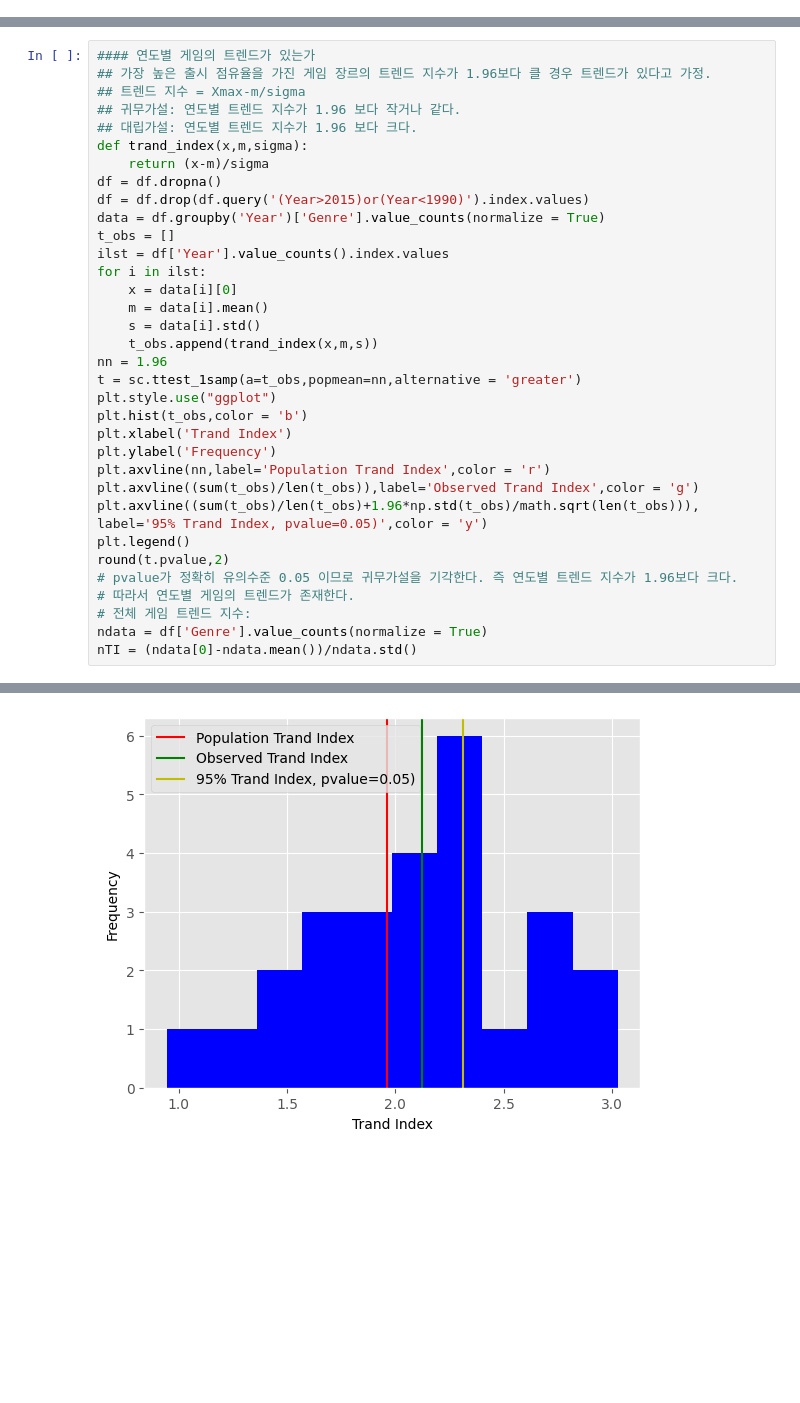
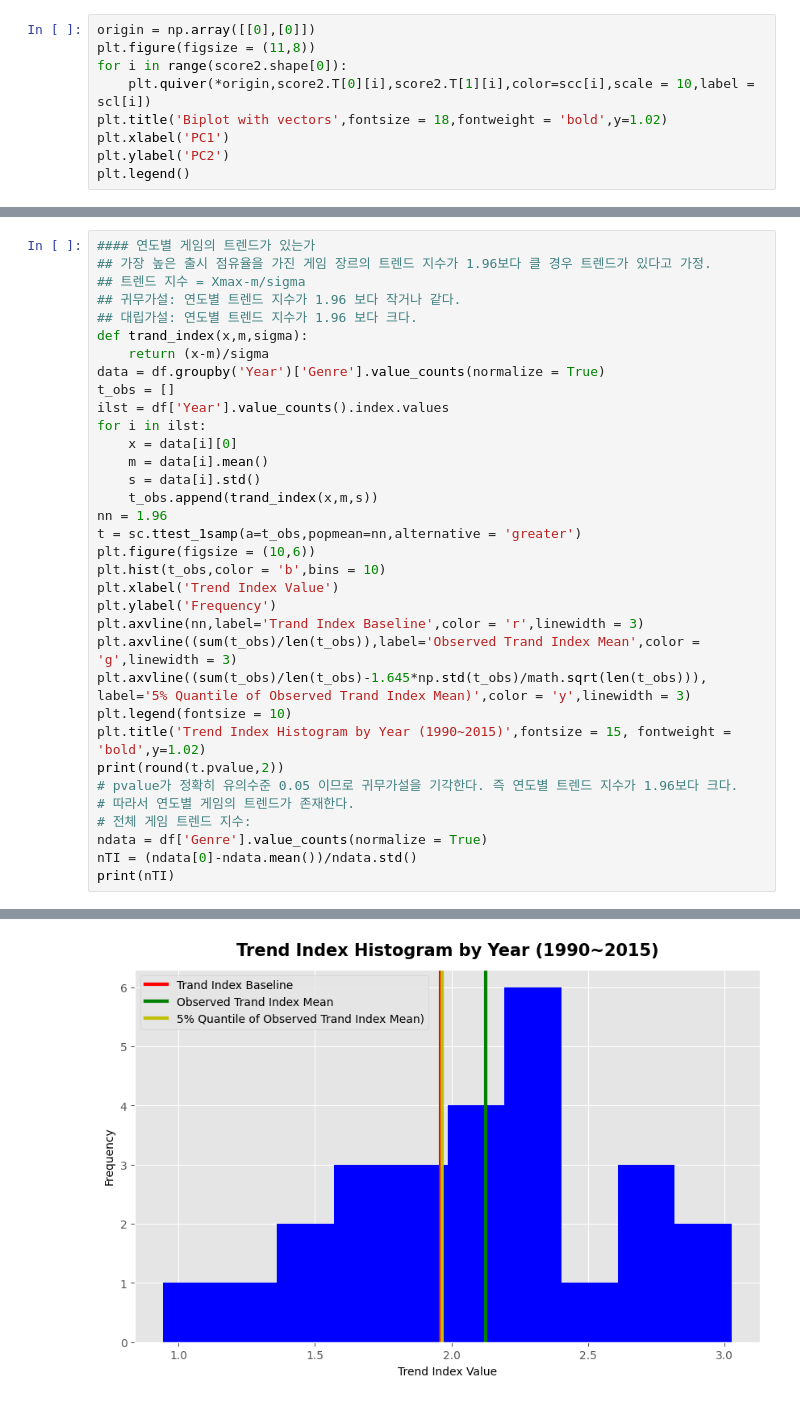
Before and after one commit to Gavintain/first, a Jupyter notebook: project1.ipynb, the cells around one changed output, grey strips where cells are left out. Drawn from its saved outputs; the diff is of its cells as text; blank space fills up the shorter version.

```diff
--- a/project1.ipynb
+++ b/project1.ipynb
@@ -99,0 +132,9 @@ df['Whole_Sales'] = df['NA_Sales'] + df['EU_Sales'] + df['JP_Sales'] + df['Other
+# %%
+origin = np.array([[0],[0]])
+plt.figure(figsize = (11,8))
+for i in range(score2.shape[0]):
+    plt.quiver(*origin,score2.T[0][i],score2.T[1][i],color=scc[i],scale = 10,label = scl[i])
+plt.title('Biplot with vectors',fontsize = 18,fontweight = 'bold',y=1.02)
+plt.xlabel('PC1')
+plt.ylabel('PC2')
+plt.legend()
@@ -146,8 +226,6 @@ ge_reg_df
 ## 대립가설: 연도별 트렌드 지수가 1.96 보다 크다.
 def trand_index(x,m,sigma):
     return (x-m)/sigma
-df = df.dropna()
-df = df.drop(df.query('(Year>2015)or(Year<1990)').index.values)
 data = df.groupby('Year')['Genre'].value_counts(normalize = True)
 t_obs = []
 ilst = df['Year'].value_counts().index.values
@@ -158,18 +236,20 @@ for i in ilst:
     t_obs.append(trand_index(x,m,s))
 nn = 1.96
 t = sc.ttest_1samp(a=t_obs,popmean=nn,alternative = 'greater')
-plt.style.use("ggplot")
-plt.hist(t_obs,color = 'b')
-plt.xlabel('Trand Index')
+plt.figure(figsize = (10,6))
+plt.hist(t_obs,color = 'b',bins = 10)
+plt.xlabel('Trend Index Value')
 plt.ylabel('Frequency')
-plt.axvline(nn,label='Population Trand Index',color = 'r')
-plt.axvline((sum(t_obs)/len(t_obs)),label='Observed Trand Index',color = 'g')
-plt.axvline((sum(t_obs)/len(t_obs)+1.96*np.std(t_obs)/math.sqrt(len(t_obs))), label='95% Trand Index, pvalue=0.05)',color = 'y')
-plt.legend()
-round(t.pvalue,2)
+plt.axvline(nn,label='Trand Index Baseline',color = 'r',linewidth = 3)
+plt.axvline((sum(t_obs)/len(t_obs)),label='Observed Trand Index Mean',color = 'g',linewidth = 3)
+plt.axvline((sum(t_obs)/len(t_obs)-1.645*np.std(t_obs)/math.sqrt(len(t_obs))), label='5% Quantile of Observed Trand Index Mean)',color = 'y',linewidth = 3)
+plt.legend(fontsize = 10)
+plt.title('Trend Index Histogram by Year (1990~2015)',fontsize = 15, fontweight = 'bold',y=1.02)
+print(round(t.pvalue,2))
 # pvalue가 정확히 유의수준 0.05 이므로 귀무가설을 기각한다. 즉 연도별 트렌드 지수가 1.96보다 크다.
 # 따라서 연도별 게임의 트렌드가 존재한다.
 # 전체 게임 트렌드 지수:
 ndata = df['Genre'].value_counts(normalize = True)
 nTI = (ndata[0]-ndata.mean())/ndata.std()
+print(nTI)
 # %% [output]
@@ -176 +258 @@ nTI = (ndata[0]-ndata.mean())/ndata.std()
-[figure, old version]
+[figure, new version]
```
Also changed, not shown: parts of 14 cells of this notebook, 17 other files.
